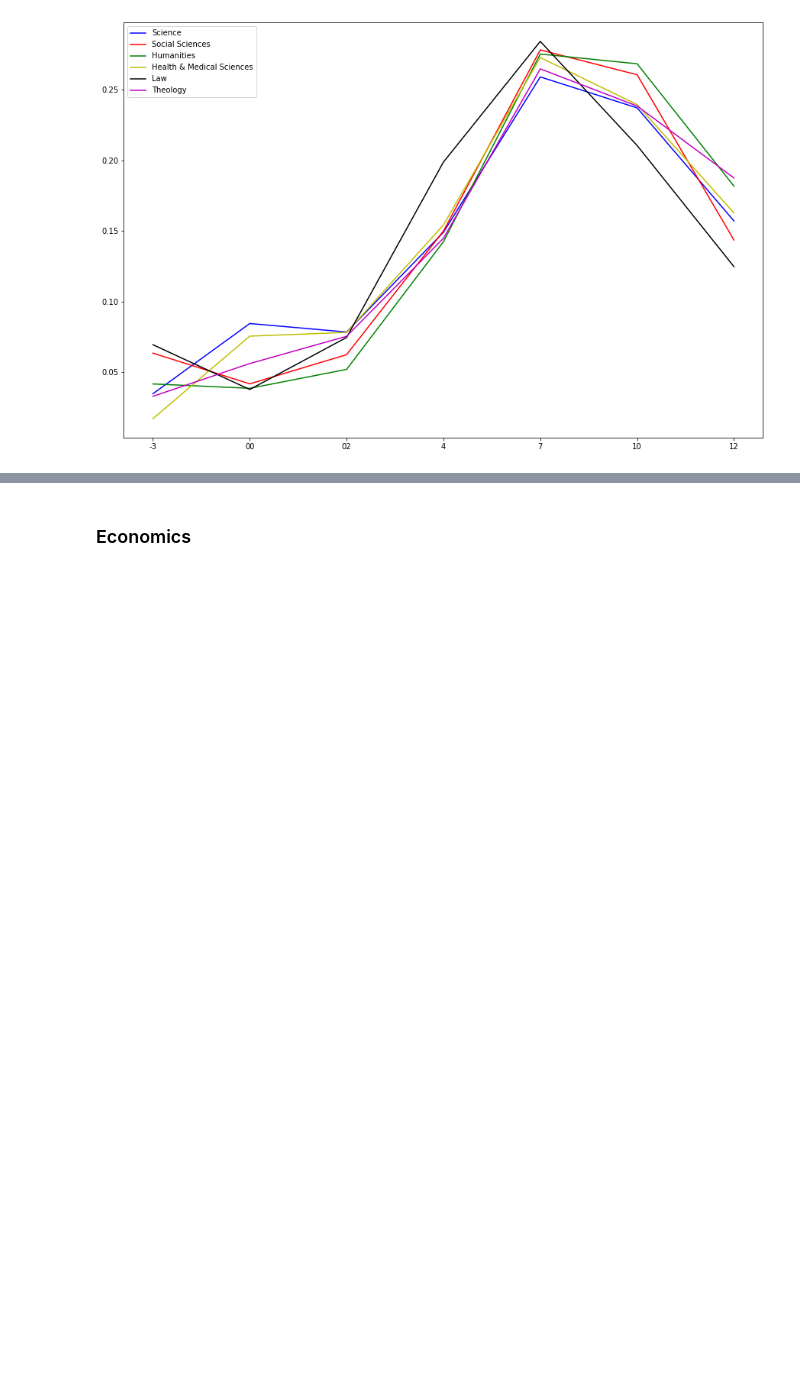
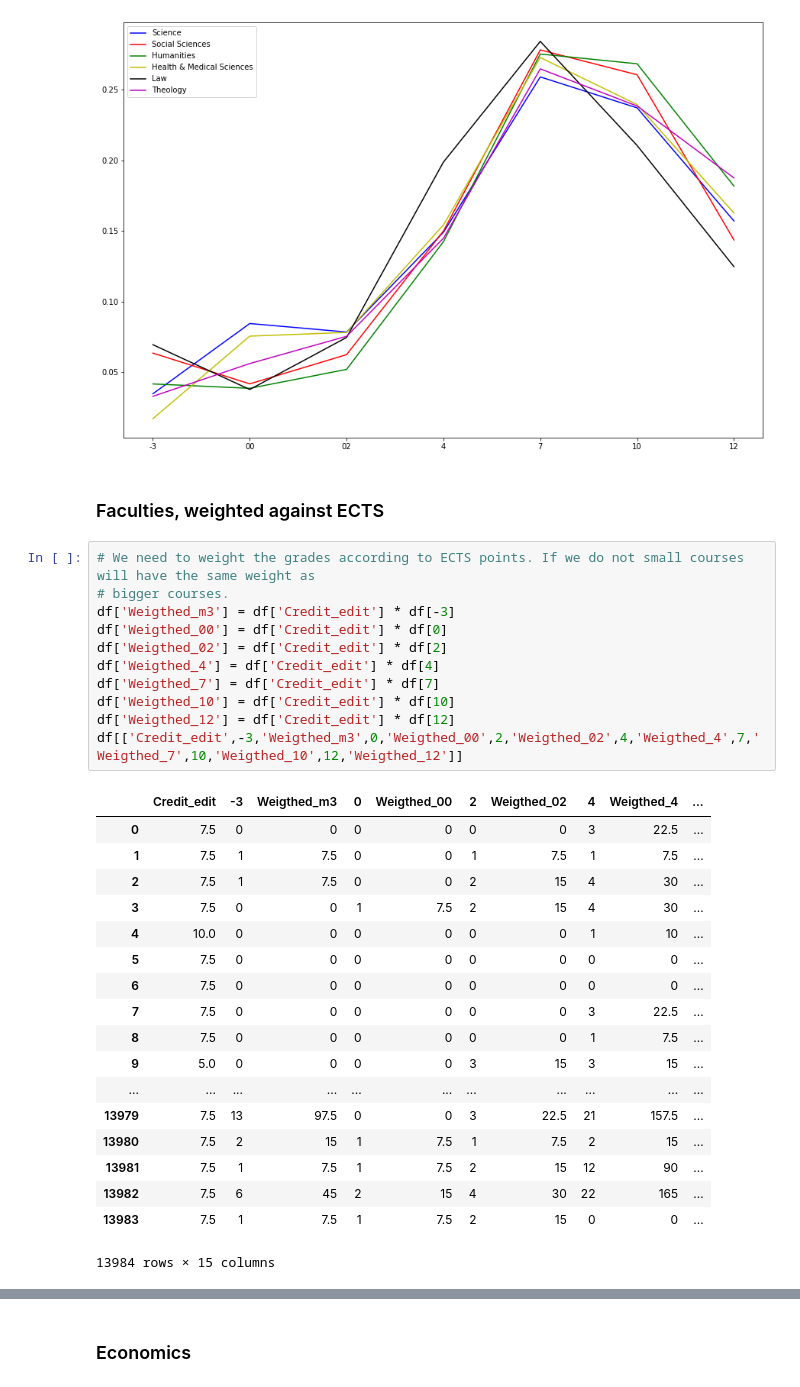
Before and after one commit to tnv875/Group18-NoTeeth, a Jupyter notebook: Exam project/Jens/Load final data set (ONLY DUPLICATE)-Copy1.ipynb, the cells around one changed output, grey strips where cells are left out. Cells and saved outputs as stored; diff of their text form; blank space fills up the shorter version.

```diff
--- a/Exam project/Jens/Load final data set (ONLY DUPLICATE)-Copy1.ipynb
+++ b/Exam project/Jens/Load final data set (ONLY DUPLICATE)-Copy1.ipynb
@@ -183,3 +209,35 @@ plt.legend(loc='best')
 plt.show()
 # %% [output]
 [figure]
+# %% [markdown]
+### Faculties,  weighted against ECTS
+# %%
+# We need to weight the grades according to ECTS points. If we do not small courses will have the same weight as
+# bigger courses.
+df['Weigthed_m3'] = df['Credit_edit'] * df[-3]
+df['Weigthed_00'] = df['Credit_edit'] * df[0]
+df['Weigthed_02'] = df['Credit_edit'] * df[2]
+df['Weigthed_4'] = df['Credit_edit'] * df[4]
+df['Weigthed_7'] = df['Credit_edit'] * df[7]
+df['Weigthed_10'] = df['Credit_edit'] * df[10]
+df['Weigthed_12'] = df['Credit_edit'] * df[12]
+df[['Credit_edit',-3,'Weigthed_m3',0,'Weigthed_00',2,'Weigthed_02',4,'Weigthed_4',7,'Weigthed_7',10,'Weigthed_10',12,'Weigthed_12']]
+# %% [output]
+|  | Credit_edit | -3 | Weigthed_m3 | 0 | Weigthed_00 | 2 | Weigthed_02 | 4 | Weigthed_4 | ... |
+| 0 | 7.5 | 0 | 0 | 0 | 0 | 0 | 0 | 3 | 22.5 | ... |
+| 1 | 7.5 | 1 | 7.5 | 0 | 0 | 1 | 7.5 | 1 | 7.5 | ... |
+| 2 | 7.5 | 1 | 7.5 | 0 | 0 | 2 | 15 | 4 | 30 | ... |
+| 3 | 7.5 | 0 | 0 | 1 | 7.5 | 2 | 15 | 4 | 30 | ... |
+| 4 | 10.0 | 0 | 0 | 0 | 0 | 0 | 0 | 1 | 10 | ... |
+| 5 | 7.5 | 0 | 0 | 0 | 0 | 0 | 0 | 0 | 0 | ... |
+| 6 | 7.5 | 0 | 0 | 0 | 0 | 0 | 0 | 0 | 0 | ... |
+| 7 | 7.5 | 0 | 0 | 0 | 0 | 0 | 0 | 3 | 22.5 | ... |
+| 8 | 7.5 | 0 | 0 | 0 | 0 | 0 | 0 | 1 | 7.5 | ... |
+| 9 | 5.0 | 0 | 0 | 0 | 0 | 3 | 15 | 3 | 15 | ... |
+| ... | ... | ... | ... | ... | ... | ... | ... | ... | ... | ... |
+| 13979 | 7.5 | 13 | 97.5 | 0 | 0 | 3 | 22.5 | 21 | 157.5 | ... |
+| 13980 | 7.5 | 2 | 15 | 1 | 7.5 | 1 | 7.5 | 2 | 15 | ... |
+| 13981 | 7.5 | 1 | 7.5 | 1 | 7.5 | 2 | 15 | 12 | 90 | ... |
+| 13982 | 7.5 | 6 | 45 | 2 | 15 | 4 | 30 | 22 | 165 | ... |
+| 13983 | 7.5 | 1 | 7.5 | 1 | 7.5 | 2 | 15 | 0 | 0 | ... |
+13984 rows × 15 columns
```
Also changed, not shown: parts of 25 cells of this notebook.
